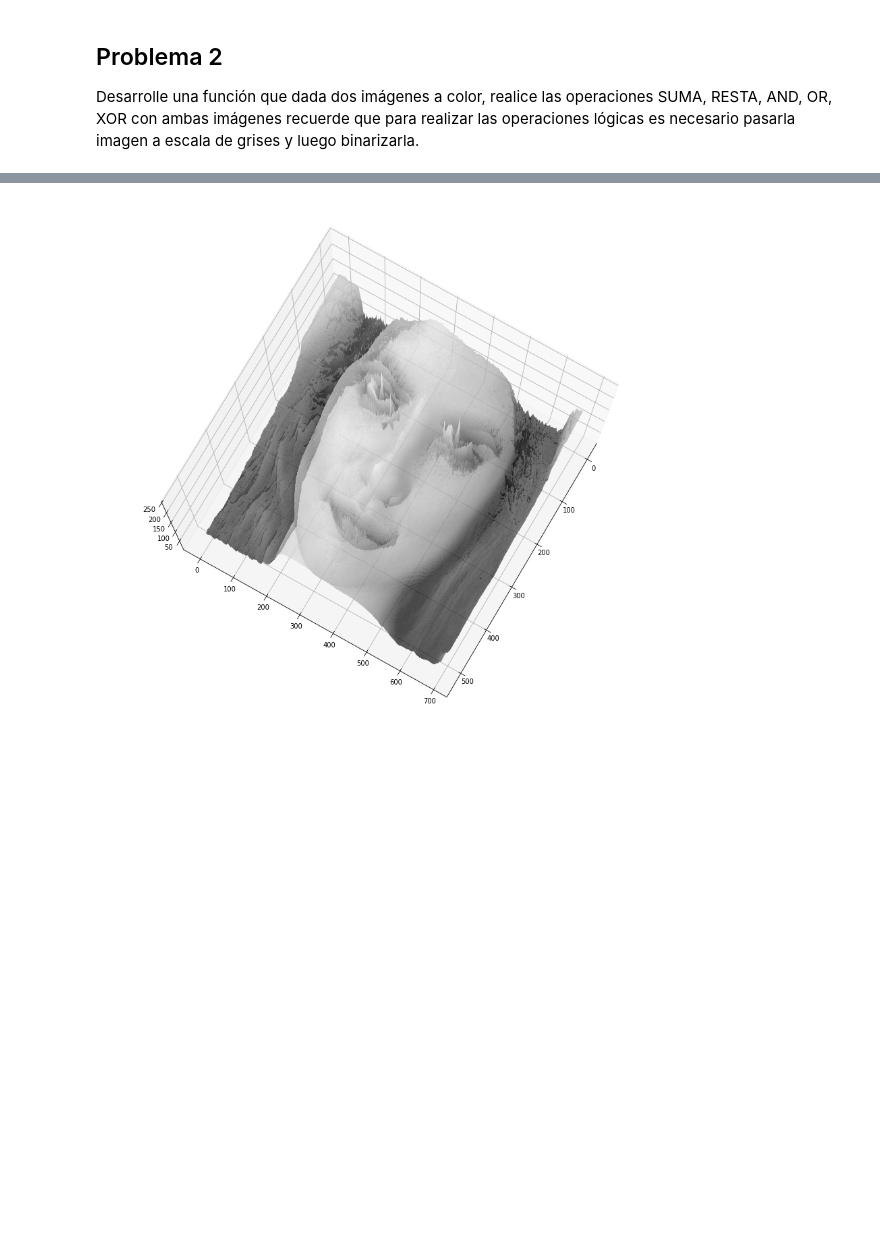
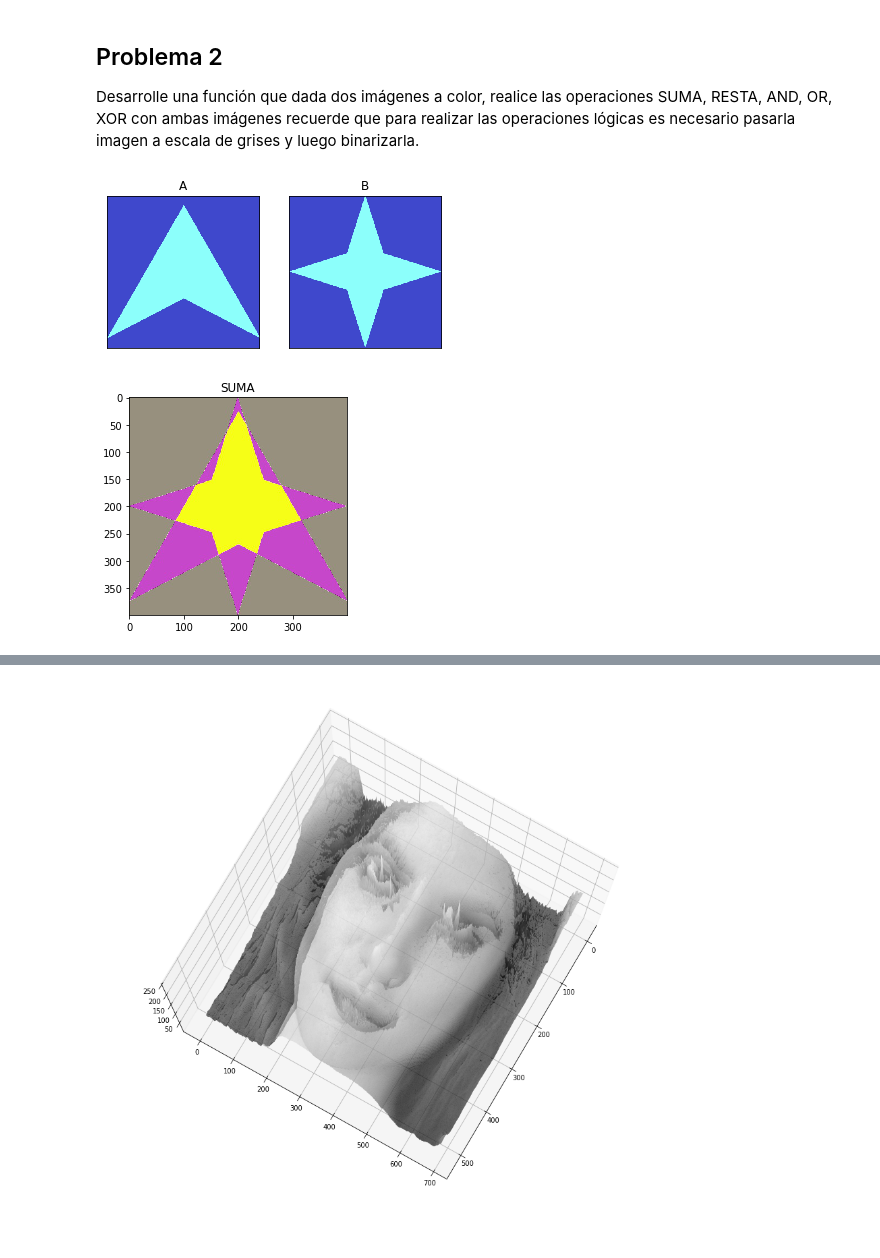
Before and after one commit to yaxha/mds-text-image-recognition, a Jupyter notebook: Lab2/lab2-binarizacion.ipynb, the cells around one changed output, grey strips where cells are left out. Cells and saved outputs as stored; diff of their text form; code cells hidden in the pictures; blank space fills up the shorter version.

```diff
--- a/Lab2/lab2-binarizacion.ipynb
+++ b/Lab2/lab2-binarizacion.ipynb
@@ -41,0 +42,38 @@ plt.subplot(1,2,i+1), plt.imshow(images[i],'gray')
+# %%
+def p2Aritmetica(carpeta, imagenA, imagenB, resultado, operacion):
+    img_A = cv2.imread(carpeta + imagenA)
+    img_B = cv2.imread(carpeta + imagenB)
+    img_A = cv2.cvtColor(img_A, cv2.COLOR_BGR2RGB)
+    img_B = cv2.cvtColor(img_B, cv2.COLOR_BGR2RGB)
+
+    plt.subplot(1,2,1), plt.imshow(img_A)
+    plt.title("A")
+    plt.xticks([]),plt.yticks([])
+
+    plt.subplot(1,2,2), plt.imshow(img_B)
+    plt.title("B")
+    plt.xticks([]),plt.yticks([])
+    plt.show()
+
+    #Imagen de salida
+    salida = np.zeros(img_A.shape)
+
+    #Operar imagenes
+    if(operacion == "SUMA"):
+        salida = img_A + img_B
+    elif(operacion == "RESTA"):
+        salida = img_A - img_B
+
+    cv2.imwrite(carpeta + resultado, salida)
+
+    #Ver resultado binarizado
+    imagen_salida = cv2.imread(carpeta + resultado)
+    imagen_salida = cv2.cvtColor(imagen_salida, cv2.COLOR_BGR2RGB)
+    plt.title(operacion)
+    plt.imshow(imagen_salida)
+    plt.show()
+# %%
+p2Aritmetica("p2/", "flecha.png", "estrella.png", "suma.jpg", "SUMA")
+# %% [output]
+[figure, added]
+[figure, added]
```
Also changed, not shown: parts of 19 cells of this notebook, 7 other files.
